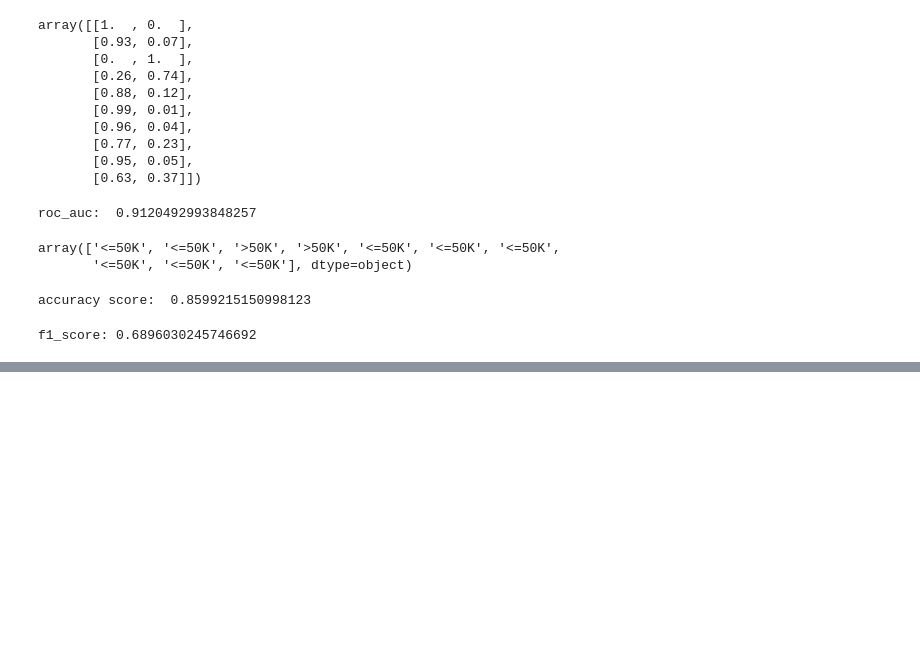
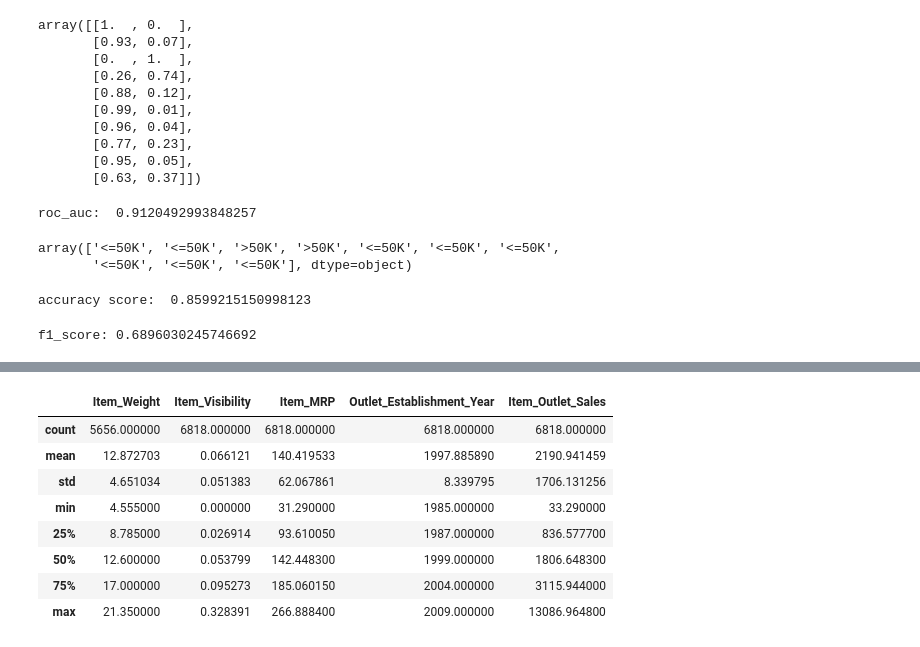
Before and after one commit to va4756/algio_sklearn, a Jupyter notebook: bigdata_sinagong_part2.ipynb, the cells around one changed output, grey strips where cells are left out. Cells and saved outputs as stored; diff of their text form; code cells hidden in the pictures; blank space fills up the shorter version.

```diff
--- a/bigdata_sinagong_part2.ipynb
+++ b/bigdata_sinagong_part2.ipynb
@@ -554,0 +717,12 @@ lgb.LGBMClassifier()
+# %%
+train.describe()
+# %% [output]
+|  | Item_Weight | Item_Visibility | Item_MRP | Outlet_Establishment_Year | Item_Outlet_Sales |
+| count | 5656.000000 | 6818.000000 | 6818.000000 | 6818.000000 | 6818.000000 |
+| mean | 12.872703 | 0.066121 | 140.419533 | 1997.885890 | 2190.941459 |
+| std | 4.651034 | 0.051383 | 62.067861 | 8.339795 | 1706.131256 |
+| min | 4.555000 | 0.000000 | 31.290000 | 1985.000000 | 33.290000 |
+| 25% | 8.785000 | 0.026914 | 93.610050 | 1987.000000 | 836.577700 |
+| 50% | 12.600000 | 0.053799 | 142.448300 | 1999.000000 | 1806.648300 |
+| 75% | 17.000000 | 0.095273 | 185.060150 | 2004.000000 | 3115.944000 |
+| max | 21.350000 | 0.328391 | 266.888400 | 2009.000000 | 13086.964800 |
```
Also changed, not shown: parts of 32 cells of this notebook.
